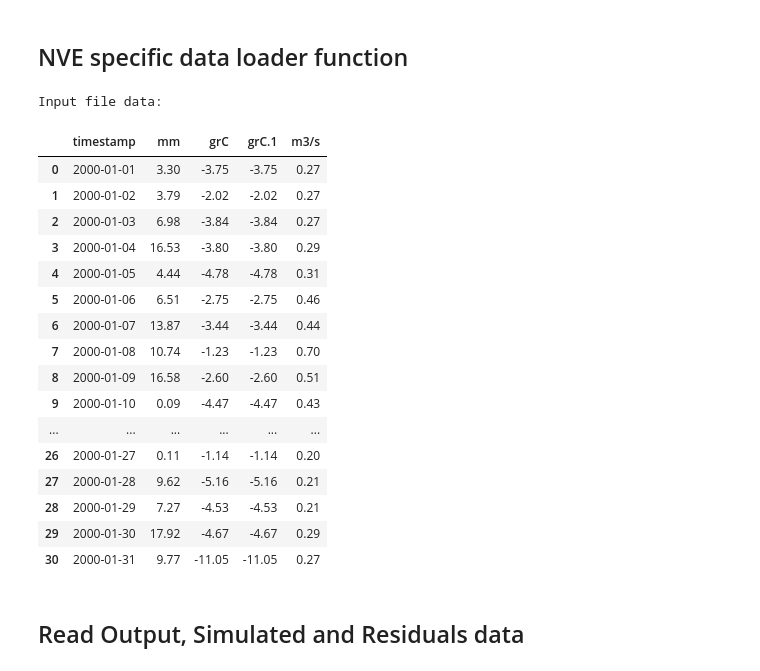
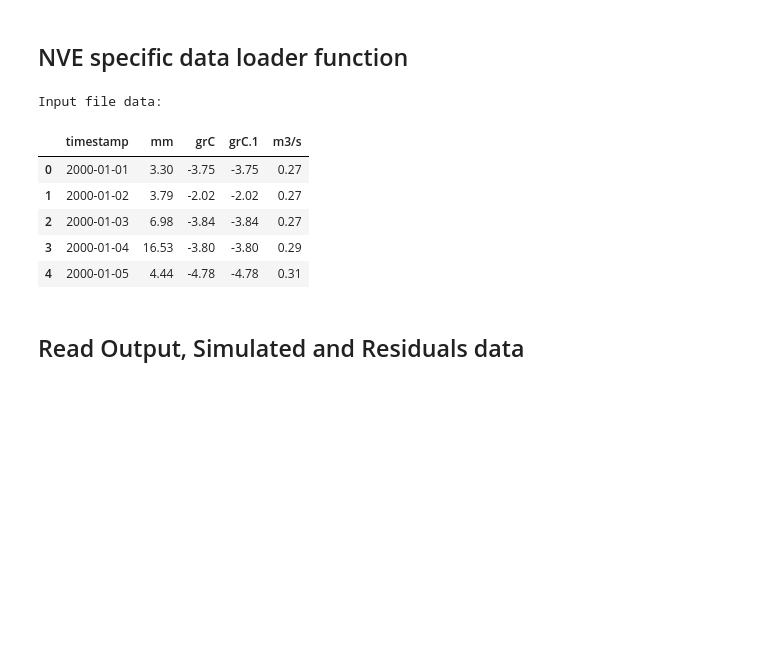
Before and after one commit to chrskj/TTK4853-hbv-ham5, a Jupyter notebook: Python/training_data_parser.ipynb, the cells around one changed output. Saved outputs shown, nothing was run; the diff lists cells and outputs as text; code cells hidden in the pictures; blank space fills up the shorter version.

```diff
--- a/Python/training_data_parser.ipynb
+++ b/Python/training_data_parser.ipynb
@@ -128,26 +115,15 @@ def load_forcing_and_discharge(catchment: int) -> Tuple[pd.DataFrame, int]:
         return df
 # %%
 print("Input file data:")
-load_forcing_and_discharge(file_nr)[0:31]
+load_forcing_and_discharge(file_nr).head()
 # %% [output]
 Input file data:
 |  | timestamp | mm | grC | grC.1 | m3/s |
 | 0 | 2000-01-01 | 3.30 | -3.75 | -3.75 | 0.27 |
 | 1 | 2000-01-02 | 3.79 | -2.02 | -2.02 | 0.27 |
 | 2 | 2000-01-03 | 6.98 | -3.84 | -3.84 | 0.27 |
 | 3 | 2000-01-04 | 16.53 | -3.80 | -3.80 | 0.29 |
 | 4 | 2000-01-05 | 4.44 | -4.78 | -4.78 | 0.31 |
-| 5 | 2000-01-06 | 6.51 | -2.75 | -2.75 | 0.46 |
-| 6 | 2000-01-07 | 13.87 | -3.44 | -3.44 | 0.44 |
-| 7 | 2000-01-08 | 10.74 | -1.23 | -1.23 | 0.70 |
-| 8 | 2000-01-09 | 16.58 | -2.60 | -2.60 | 0.51 |
-| 9 | 2000-01-10 | 0.09 | -4.47 | -4.47 | 0.43 |
-| ... | ... | ... | ... | ... | ... |
-| 26 | 2000-01-27 | 0.11 | -1.14 | -1.14 | 0.20 |
-| 27 | 2000-01-28 | 9.62 | -5.16 | -5.16 | 0.21 |
-| 28 | 2000-01-29 | 7.27 | -4.53 | -4.53 | 0.21 |
-| 29 | 2000-01-30 | 17.92 | -4.67 | -4.67 | 0.29 |
-| 30 | 2000-01-31 | 9.77 | -11.05 | -11.05 | 0.27 |
 # %% [markdown]
 ## Read Output, Simulated and Residuals data
 # %%
```
Also changed, not shown: parts of 12 cells of this notebook, 1 other file.
